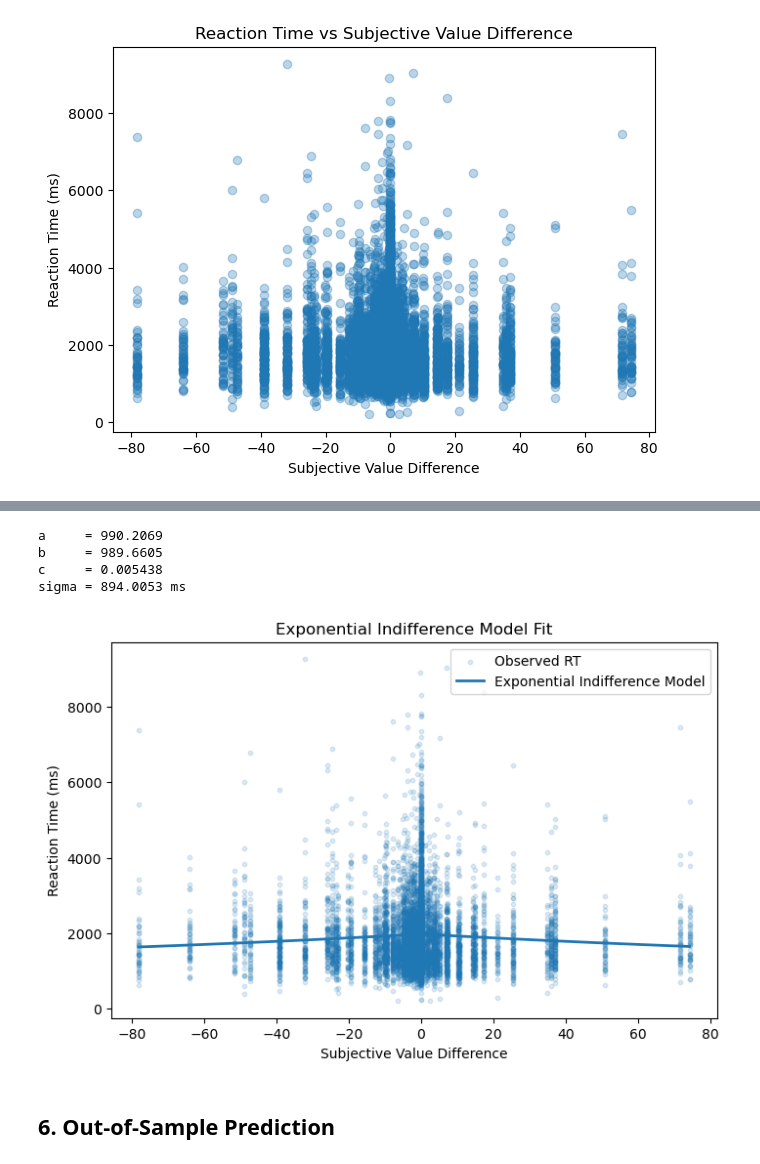
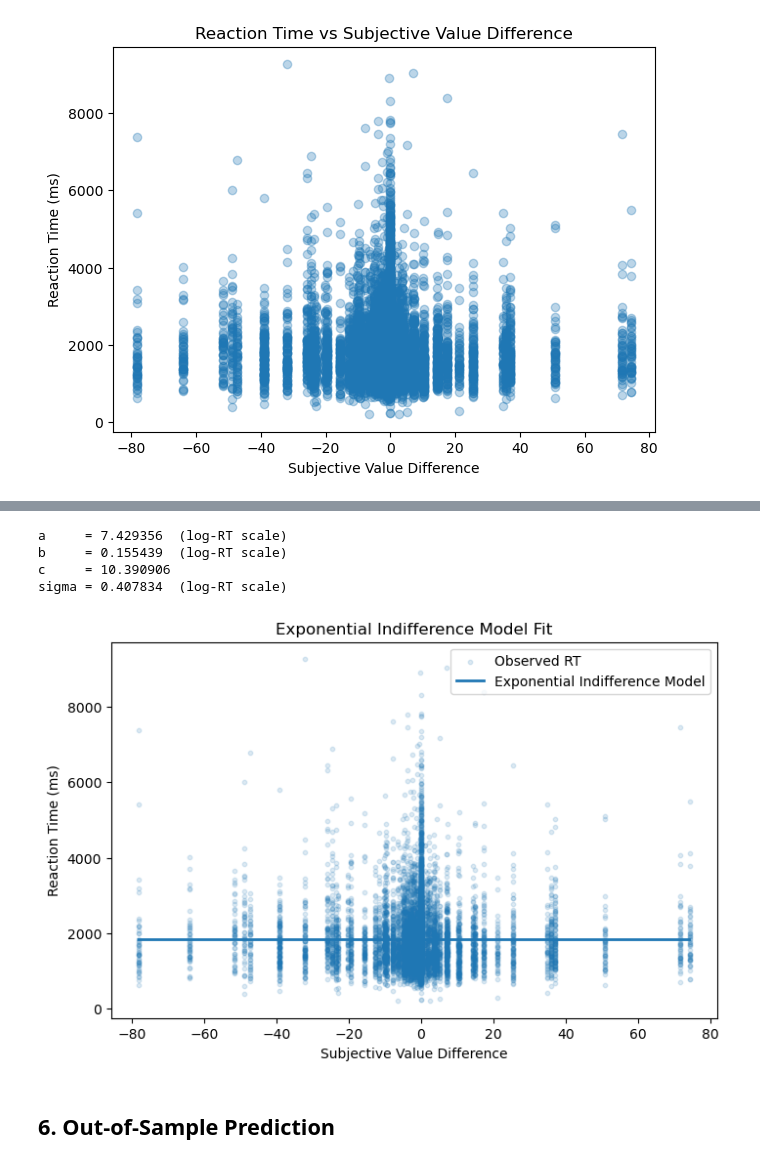
Before and after one commit to Aarohi29/ICCS2026_Final_Project, a Jupyter notebook: notebooks/03_Exponential_Indifference_RT_Model.ipynb, the cells around one changed output, grey strips where cells are left out. Drawn from its saved outputs; the diff is of its cells as text; code cells hidden in the pictures.

```diff
--- a/notebooks/03_Exponential_Indifference_RT_Model.ipynb
+++ b/notebooks/03_Exponential_Indifference_RT_Model.ipynb
@@ -171,3 +173,0 @@ where \(\sigma\) represents residual reaction-time variability.
-# %%
-def predict_rt_exponential(value_difference, a, b, c):
-    return (a + b * np.exp(-c * np.abs(value_difference)))
@@ -221,0 +174,21 @@ Training observations used: 8886
+# %%
+def predict_log_rt_exponential(value_difference, a, b, c):
+    return (
+        a
+        + b * np.exp(
+            -c * np.abs(value_difference)
+        )
+    )
+
+
+def predict_rt_exponential(value_difference, a, b, c, sigma):
+    predicted_log_rt = predict_log_rt_exponential(
+        value_difference,
+        a,
+        b,
+        c
+    )
+
+    return np.exp(
+        predicted_log_rt + 0.5 * sigma**2
+    )
@@ -221,0 +258,16 @@ Training observations used: 8886
+# %%
+train_model_data = combined_train.dropna(
+    subset=[
+        "RT",
+        "value_difference"
+    ]
+).copy()
+
+train_model_data = train_model_data[
+    train_model_data["RT"] > 0
+].copy()
+
+print(
+    "Training observations used:",
+    len(train_model_data)
+)
@@ -231,46 +285,46 @@ Message: CONVERGENCE: REL_REDUCTION_OF_F_<=_FACTR*EPSMCH
-# %%
-exp_a, exp_b, exp_c, exp_sigma = result.x
-
-print(f"a     = {exp_a:.4f}")
-print(f"b     = {exp_b:.4f}")
-print(f"c     = {exp_c:.6f}")
-print(f"sigma = {exp_sigma:.4f} ms")
-# %% [output]
-a     = 990.2069
-b     = 989.6605
-c     = 0.005438
-sigma = 894.0053 ms
+# %%
+exp_a, exp_b, exp_c, exp_sigma = result.x
+
+print(f"a     = {exp_a:.6f}  (log-RT scale)")
+print(f"b     = {exp_b:.6f}  (log-RT scale)")
+print(f"c     = {exp_c:.6f}")
+print(f"sigma = {exp_sigma:.6f}  (log-RT scale)")
+# %% [output]
+a     = 7.429356  (log-RT scale)
+b     = 0.155439  (log-RT scale)
+c     = 10.390906
+sigma = 0.407834  (log-RT scale)
 # %%
 x = np.linspace(
     train_model_data["value_difference"].min(),
     train_model_data["value_difference"].max(),
     300)
 
-y = predict_rt_exponential(x, exp_a, exp_b, exp_c)
+y = predict_rt_exponential(x, exp_a, exp_b, exp_c, exp_sigma)
 
 plt.figure(figsize=(8, 5))
 
 plt.scatter(
     train_model_data["value_difference"],
     train_model_data["RT"],
     alpha=0.15,
     s=10,
     label="Observed RT")
 
 plt.plot(
     x,
     y,
     linewidth=2,
     label="Exponential Indifference Model")
 
 plt.xlabel("Subjective Value Difference")
 plt.ylabel("Reaction Time (ms)")
 plt.title("Exponential Indifference Model Fit")
 plt.legend()
 
 plt.show()
 # %% [output]
-[figure, old version]
+[figure, new version]
 # %% [markdown]
 ## 6. Out-of-Sample Prediction
 # %%
```
Also changed, not shown: parts of 48 cells of this notebook, 3 other files.
